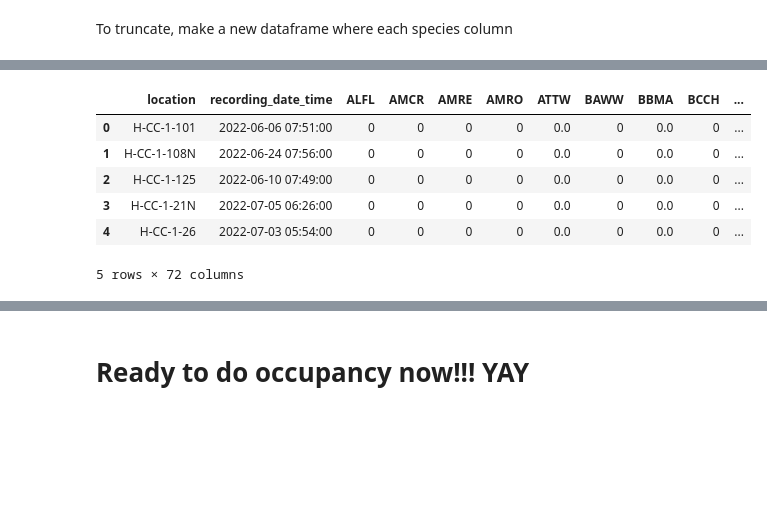
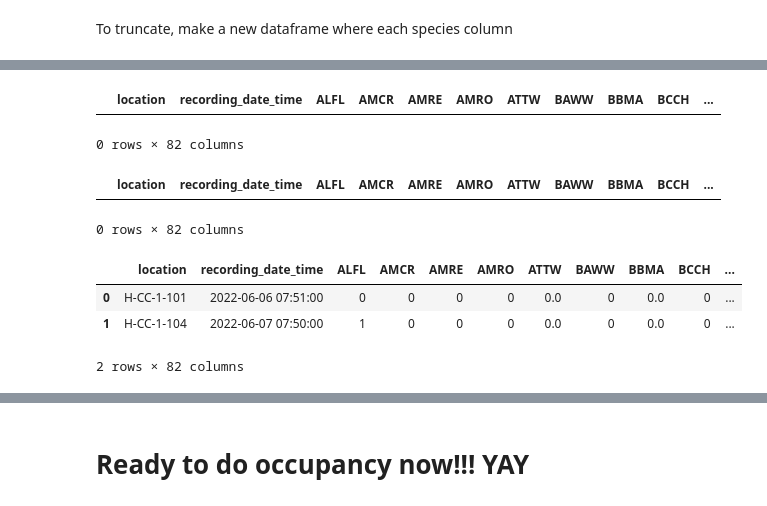
Before and after one commit to IsabelleLebTay/Retention-Community, a Jupyter notebook: 1_Script/community/apply_limited_amplitude_to_occupancy.ipynb, the cells around one changed output, grey strips where cells are left out. Saved outputs shown, nothing was run; the diff lists cells and outputs as text; code cells hidden in the pictures; blank space fills up the shorter version.

```diff
--- a/1_Script/community/apply_limited_amplitude_to_occupancy.ipynb
+++ b/1_Script/community/apply_limited_amplitude_to_occupancy.ipynb
@@ -24,6 +25,6 @@ The script to do this is in AbundanceConditionalOccupancy, called distance trunc
 raw_Path = r"C:\Users\ilebe\Documents\!Masters!\RETN Community\0_Data\Raw\Wildtrax Limited Percept"
 processed_Path = r"C:\Users\ilebe\Documents\!Masters!\RETN Community\0_Data\Processed"
 # Set your working directory
-site_detections = pd.read_csv(os.path.join(processed_Path, "Limited perceptibility", 'Multi_spp_occupancy.csv'))
+site_detections = pd.read_csv(os.path.join(processed_Path, "Limited perceptibility", "Pre truncation", 'Multi_spp_occupancy.csv'))
 site_detections.head()
 # %% [output]
@@ -257,44 +247,51 @@ species_amp_covs_copy.head(2)
 # %%
 species_amp_covs_copy.to_csv(os.path.join(processed_Path, "Limited Perceptibility", "community_ready_to_truncate.csv"), index = True)
+# %%
+species_amp_covs_copy[species_amp_covs_copy.isna().any(axis=1)]
+# %% [output]
+|  | location | recording_date_time | ALFL | AMCR | AMRE | AMRO | ATTW | BAWW | BBMA | BCCH | ... |
+0 rows × 82 columns
+# %%
+species_amp_covs_copy[species_amp_covs_copy.isna().any(axis=1)]
+# %% [output]
+|  | location | recording_date_time | ALFL | AMCR | AMRE | AMRO | ATTW | BAWW | BBMA | BCCH | ... |
+0 rows × 82 columns
 # %%
 # Cleaning column names for easier processing
 community_df = species_amp_covs_copy
 truncation_df = predicted_amps_150_close_all_spp.copy(deep = True)
 truncation_df.columns = [col.strip() for col in truncation_df.columns]
 community_df.columns = [col.strip() for col in community_df.columns]
 
 # Ensure the forest and SM2 columns in community_df are properly formatted
 community_df['forest'] = community_df['forest'].astype(float)
 community_df['SM2'] = community_df['SM2'].astype(float)
 
 # Define a function to process each row in community_df
 def process_row(row, truncation_df):
     # For each species column in community_df
     for species in truncation_df['species'].unique():
         if species in row:
             # Find the matching row in truncation_df
             match = truncation_df[(truncation_df['species'] == species) &
                                   (truncation_df['BinForest'] == ('FO' if row['forest'] == 1.0 else 'OP')) &
                                   (truncation_df['SM2'] == int(row['SM2']))]
             if not match.empty and row[species] != 0 and row[species] < match['predicted'].iloc[0]:
                 row[species] = 0
             else:
                 row[species] = 1 if row[species] != 0 else 0
     return row
 
 # Apply the function to each row in community_df
 community_df = community_df.apply(lambda row: process_row(row, truncation_df), axis=1)
 
 # Display the first few modified rows
-community_df.head()
+community_df.head(2)
 # %% [output]
 |  | location | recording_date_time | ALFL | AMCR | AMRE | AMRO | ATTW | BAWW | BBMA | BCCH | ... |
 | 0 | H-CC-1-101 | 2022-06-06 07:51:00 | 0 | 0 | 0 | 0 | 0.0 | 0 | 0.0 | 0 | ... |
-| 1 | H-CC-1-108N | 2022-06-24 07:56:00 | 0 | 0 | 0 | 0 | 0.0 | 0 | 0.0 | 0 | ... |
-| 2 | H-CC-1-125 | 2022-06-10 07:49:00 | 0 | 0 | 0 | 0 | 0.0 | 0 | 0.0 | 0 | ... |
-| 3 | H-CC-1-21N | 2022-07-05 06:26:00 | 0 | 0 | 0 | 0 | 0.0 | 0 | 0.0 | 0 | ... |
-| 4 | H-CC-1-26 | 2022-07-03 05:54:00 | 0 | 0 | 0 | 0 | 0.0 | 0 | 0.0 | 0 | ... |
+| 1 | H-CC-1-104 | 2022-06-07 07:50:00 | 1 | 0 | 0 | 0 | 0.0 | 0 | 0.0 | 0 | ... |
-5 rows × 72 columns
+2 rows × 82 columns
 # %%
 # Check with species were not found in the reference dataframe
 metadata_columns = ['location', 'recording_date_time', 'Year_since_logging', 'forest', 'SM2']
```
Also changed, not shown: parts of 19 cells of this notebook, 4 other files.
